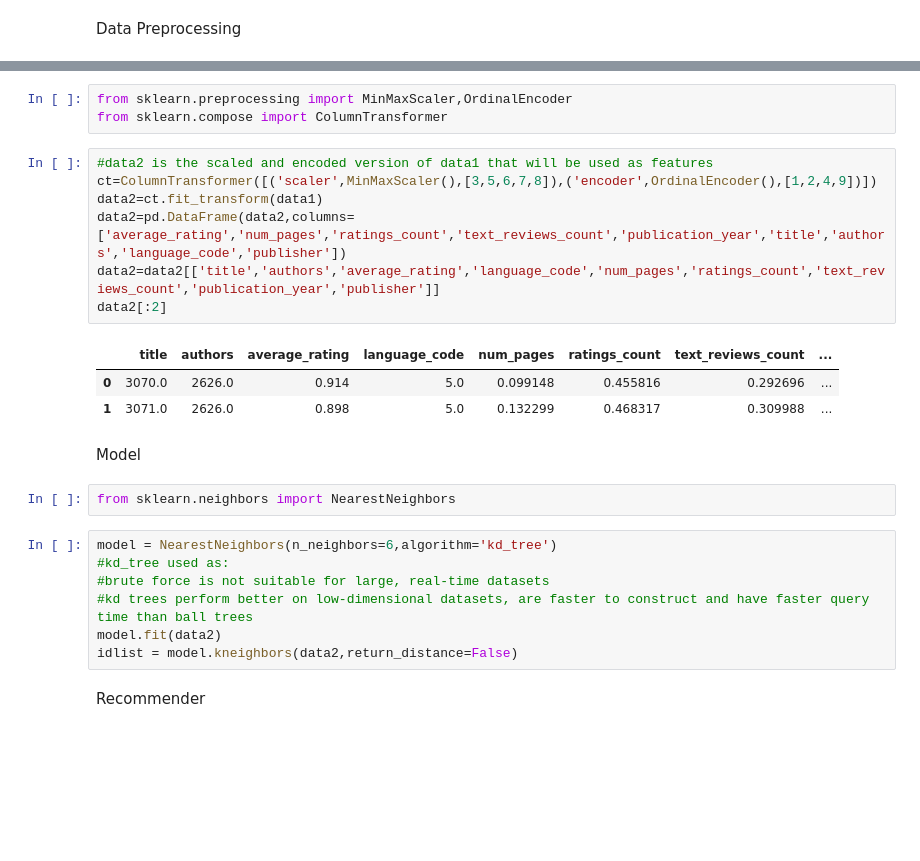
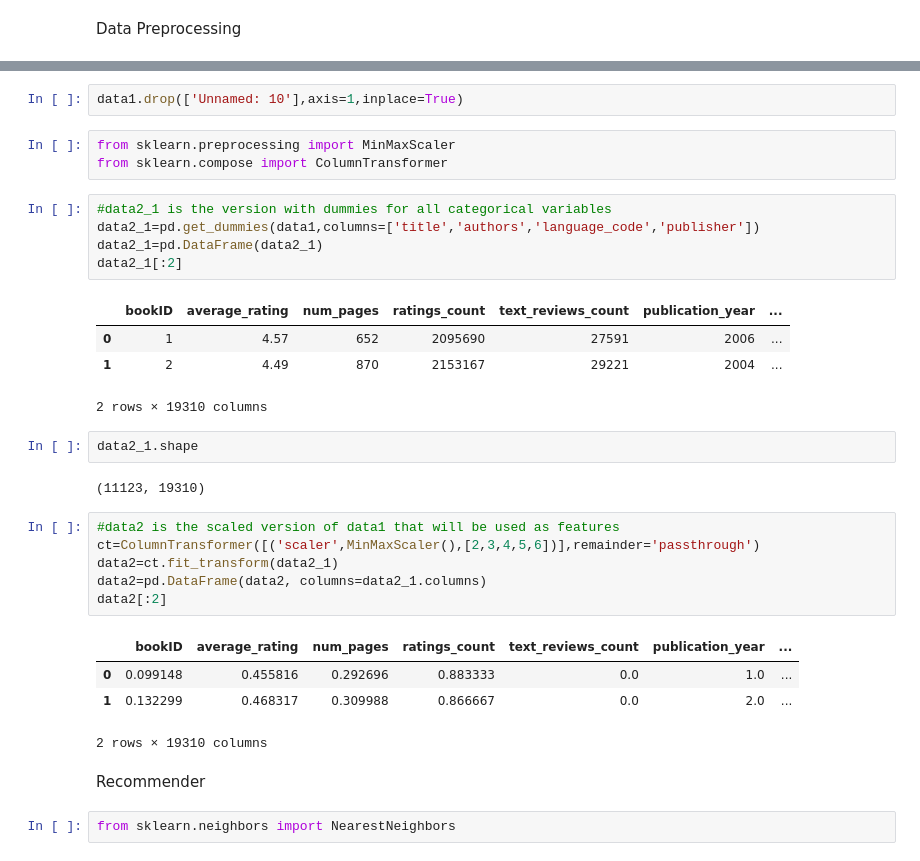
Before and after one commit to isha-wadekar/book_recommender_system, a Jupyter notebook: Book_Recommender.ipynb, the cells around one changed output, grey strips where cells are left out. Saved outputs shown, nothing was run; the diff lists cells and outputs as text; blank space fills up the shorter version.

```diff
--- a/Book_Recommender.ipynb
+++ b/Book_Recommender.ipynb
@@ -149,30 +149,37 @@ data1[:2]
 |  | bookID | title | authors | average_rating | language_code | num_pages | ratings_count | ... |
 | 0 | 1 | Harry Potter and the Half-Blood P... | J.K. Rowling/Mary GrandPrÃ© | 4.57 | eng | 652 | 2095690 | ... |
 | 1 | 2 | Harry Potter and the Order of the... | J.K. Rowling/Mary GrandPrÃ© | 4.49 | eng | 870 | 2153167 | ... |
+# %%
+data1.drop(['Unnamed: 10'],axis=1,inplace=True)
 # %%
-from sklearn.preprocessing import MinMaxScaler,OrdinalEncoder
+from sklearn.preprocessing import MinMaxScaler
 from sklearn.compose import ColumnTransformer
+# %%
+#data2_1 is the version with dummies for all categorical variables
+data2_1=pd.get_dummies(data1,columns=['title','authors','language_code','publisher'])
+data2_1=pd.DataFrame(data2_1)
+data2_1[:2]
+# %% [output]
+|  | bookID | average_rating | num_pages | ratings_count | text_reviews_count | publication_year | ... |
+| 0 | 1 | 4.57 | 652 | 2095690 | 27591 | 2006 | ... |
+| 1 | 2 | 4.49 | 870 | 2153167 | 29221 | 2004 | ... |
+2 rows × 19310 columns
+# %%
+data2_1.shape
+# %% [output]
+(11123, 19310)
 # %%
-#data2 is the scaled and encoded version of data1 that will be used as features
-ct=ColumnTransformer([('scaler',MinMaxScaler(),[3,5,6,7,8]),('encoder',OrdinalEncoder(),[1,2,4,9])])
-data2=ct.fit_transform(data1)
-data2=pd.DataFrame(data2,columns=['average_rating','num_pages','ratings_count','text_reviews_count','publication_year','title','authors','language_code','publisher'])
-data2=data2[['title','authors','average_rating','language_code','num_pages','ratings_count','text_reviews_count','publication_year','publisher']]
+#data2 is the scaled version of data1 that will be used as features
+ct=ColumnTransformer([('scaler',MinMaxScaler(),[2,3,4,5,6])],remainder='passthrough')
+data2=ct.fit_transform(data2_1)
+data2=pd.DataFrame(data2, columns=data2_1.columns)
 data2[:2]
 # %% [output]
-|  | title | authors | average_rating | language_code | num_pages | ratings_count | text_reviews_count | ... |
-| 0 | 3070.0 | 2626.0 | 0.914 | 5.0 | 0.099148 | 0.455816 | 0.292696 | ... |
-| 1 | 3071.0 | 2626.0 | 0.898 | 5.0 | 0.132299 | 0.468317 | 0.309988 | ... |
+|  | bookID | average_rating | num_pages | ratings_count | text_reviews_count | publication_year | ... |
+| 0 | 0.099148 | 0.455816 | 0.292696 | 0.883333 | 0.0 | 1.0 | ... |
+| 1 | 0.132299 | 0.468317 | 0.309988 | 0.866667 | 0.0 | 2.0 | ... |
+2 rows × 19310 columns
-# %% [markdown]
-Model
+# %% [markdown]
+Recommender
 # %%
 from sklearn.neighbors import NearestNeighbors
-# %%
-model = NearestNeighbors(n_neighbors=6,algorithm='kd_tree')
-#kd_tree used as:
-#brute force is not suitable for large, real-time datasets
-#kd trees perform better on low-dimensional datasets, are faster to construct and have faster query time than ball trees
-model.fit(data2)
-idlist = model.kneighbors(data2,return_distance=False)
-# %% [markdown]
-Recommender
```
Also changed, not shown: parts of 6 cells of this notebook.
